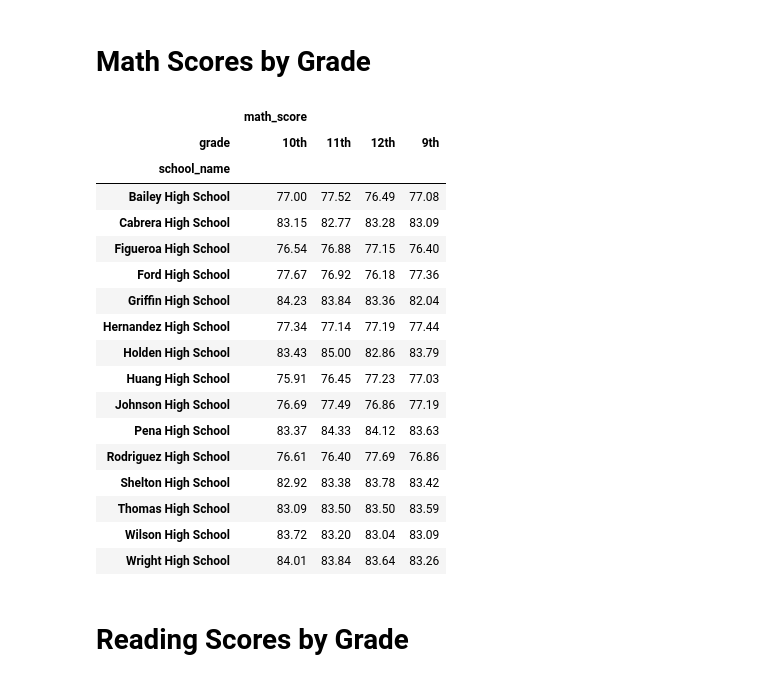
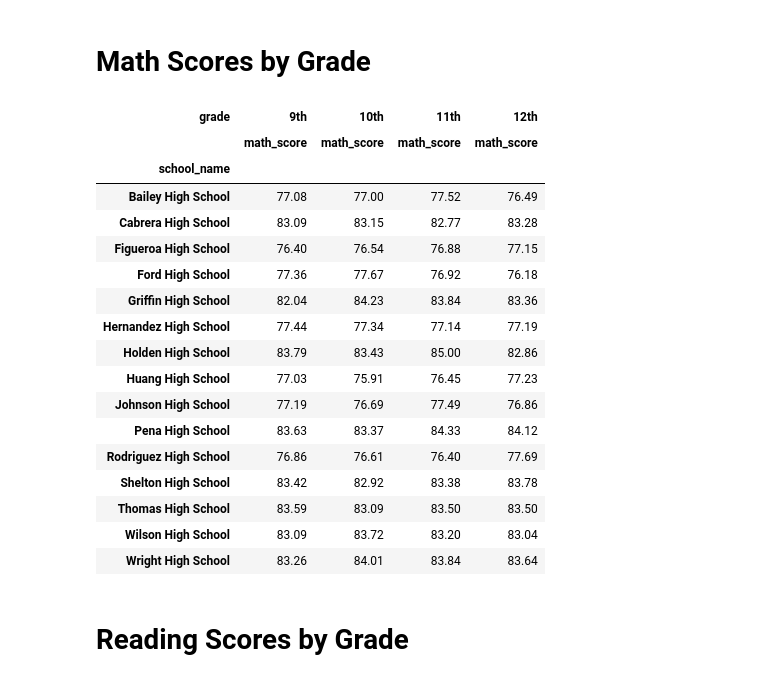
Before and after one commit to JenniferM-BShulyak/pandas-challenge, a Jupyter notebook: PyCitySchools/PyCitySchools.ipynb, the cells around one changed output. Cells and saved outputs as stored; diff of their text form; code cells hidden in the pictures.

```diff
--- a/PyCitySchools/PyCitySchools.ipynb
+++ b/PyCitySchools/PyCitySchools.ipynb
@@ -29,21 +29,22 @@ district_total_budget = district_by_school["budget"].sum()  #Store total budget
 district_math_avg = school_data_complete["math_score"].mean()
 district_reading_avg = school_data_complete["reading_score"].mean()
 
-bins = [0, 70, 100] #Bins for failing (below 70) versus passing with max of 100
+bins = [0, 69, 100] #Bins for failing (below 70) versus passing with max of 100
 labels = ["fail", "pass"]   #Two bins: fail or pass
-school_data_complete["pass/fail_reading"] = pd.cut(school_data_complete["reading_score"], bins, labels = labels, include_lowest=True) #Make new column for pass or failing reading
-school_data_complete["pass/fail_math"] = pd.cut(school_data_complete["math_score"], bins, labels = labels, include_lowest=True)     #Make new column for pass or failing math
+school_data_complete["pass/fail_reading"] = pd.cut(school_data_complete["reading_score"], bins, labels = labels, include_lowest=False) #Make new column for pass or failing reading
+school_data_complete["pass/fail_math"] = pd.cut(school_data_complete["math_score"], bins, labels = labels, include_lowest=False)     #Make new column for pass or failing math
 
 district_math_count = school_data_complete.groupby(["pass/fail_math"]).count()["Student ID"]    #Make series of students who fail and pass math
 district_math_perc = district_math_count[1]/(district_math_count.sum())*100     #Calculate passing rate for math
 
 district_reading_count = school_data_complete.groupby(["pass/fail_reading"]).count()["Student ID"]    #Make series of students who fail and pass reading
-district_reading_perc = district_reading_count[1]/(district_reading_count.sum())*100    #Calculate passing rate for reading
+district_reading_perc = district_reading_count[1]/float(district_reading_count.sum())*100    #Calculate passing rate for reading
 
 #Calculate how mamy students passed reading AND math
+#-->Check to see if student's passed in both columns by creating df with criteria for "pass"
 district_pass_both = school_data_complete.loc[(school_data_complete["pass/fail_math"] == "pass") & (school_data_complete["pass/fail_reading"] == "pass"), ["student_name", "pass/fail_math", "pass/fail_reading"]]
-district_pass_both_count = district_pass_both["student_name"].count()
-district_pass_both_perc = district_pass_both_count/(school_data_complete["student_name"].count())*100
+district_pass_both_count = district_pass_both["student_name"].count()   #Get the number of students in new df
+district_pass_both_perc = district_pass_both_count/district_num_students*100   #Calculate % passing by deviding by the number of total students
 # %%
 
 #Create a Data Frame to Hold District Information
@@ -220,33 +225,36 @@ lowest_performing_df
 # %% [markdown]
 # Math Scores by Grade
 # %%
-math_df = school_data_complete.groupby(["school_name", "grade"])[["math_score"]].mean()
+math_df = school_data_complete.groupby(["school_name", "grade"])[["math_score"]].mean() #Make a df where the scores for each school are grouped by grade
 
 #Clean up formatting
 math_df["math_score"] = math_df["math_score"].map("{:,.2f}".format)
 
-mathscoresbygrade_df = pd.pivot_table(math_df, index='school_name', columns='grade',
-                        aggfunc='mean', fill_value=0)
-mathscoresbygrade_df
+mathscoresbygrade_df = pd.pivot_table(math_df, index='school_name', columns='grade', #Turn df into pivot table in order to change the axis in which the secondary index is on
+                       aggfunc='mean', fill_value=0)
+
+mathscoresbygrade_f_df = (mathscoresbygrade_df.swaplevel(0,1, axis=1).sort_index(1)
+                                 .reindex(['9th','10th','11th','12th'], level=0, axis=1))       #Need to reorder the columns, so using Swaplevel since this is a multiindex table
+mathscoresbygrade_f_df
 # %% [output]
-|  | math_score |  |  |  |
-| grade | 10th | 11th | 12th | 9th |
+| grade | 9th | 10th | 11th | 12th |
+|  | math_score | math_score | math_score | math_score |
 | school_name |  |  |  |  |
-| Bailey High School | 77.00 | 77.52 | 76.49 | 77.08 |
-| Cabrera High School | 83.15 | 82.77 | 83.28 | 83.09 |
-| Figueroa High School | 76.54 | 76.88 | 77.15 | 76.40 |
-| Ford High School | 77.67 | 76.92 | 76.18 | 77.36 |
-| Griffin High School | 84.23 | 83.84 | 83.36 | 82.04 |
-| Hernandez High School | 77.34 | 77.14 | 77.19 | 77.44 |
-| Holden High School | 83.43 | 85.00 | 82.86 | 83.79 |
-| Huang High School | 75.91 | 76.45 | 77.23 | 77.03 |
-| Johnson High School | 76.69 | 77.49 | 76.86 | 77.19 |
-| Pena High School | 83.37 | 84.33 | 84.12 | 83.63 |
-| Rodriguez High School | 76.61 | 76.40 | 77.69 | 76.86 |
-| Shelton High School | 82.92 | 83.38 | 83.78 | 83.42 |
-| Thomas High School | 83.09 | 83.50 | 83.50 | 83.59 |
-| Wilson High School | 83.72 | 83.20 | 83.04 | 83.09 |
-| Wright High School | 84.01 | 83.84 | 83.64 | 83.26 |
+| Bailey High School | 77.08 | 77.00 | 77.52 | 76.49 |
+| Cabrera High School | 83.09 | 83.15 | 82.77 | 83.28 |
+| Figueroa High School | 76.40 | 76.54 | 76.88 | 77.15 |
+| Ford High School | 77.36 | 77.67 | 76.92 | 76.18 |
+| Griffin High School | 82.04 | 84.23 | 83.84 | 83.36 |
+| Hernandez High School | 77.44 | 77.34 | 77.14 | 77.19 |
+| Holden High School | 83.79 | 83.43 | 85.00 | 82.86 |
+| Huang High School | 77.03 | 75.91 | 76.45 | 77.23 |
+| Johnson High School | 77.19 | 76.69 | 77.49 | 76.86 |
+| Pena High School | 83.63 | 83.37 | 84.33 | 84.12 |
+| Rodriguez High School | 76.86 | 76.61 | 76.40 | 77.69 |
+| Shelton High School | 83.42 | 82.92 | 83.38 | 83.78 |
+| Thomas High School | 83.59 | 83.09 | 83.50 | 83.50 |
+| Wilson High School | 83.09 | 83.72 | 83.20 | 83.04 |
+| Wright High School | 83.26 | 84.01 | 83.84 | 83.64 |
 # %% [markdown]
 # Reading Scores by Grade
 # %%
```
Also changed, not shown: parts of 8 cells of this notebook, 2 other files.
